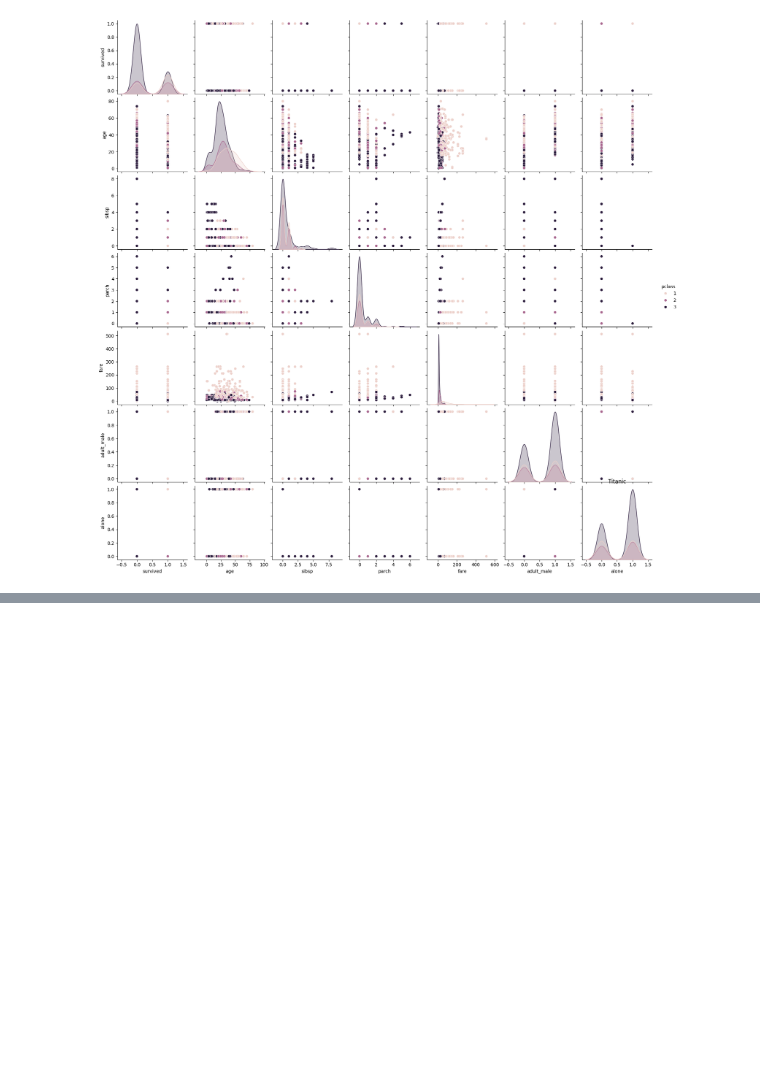
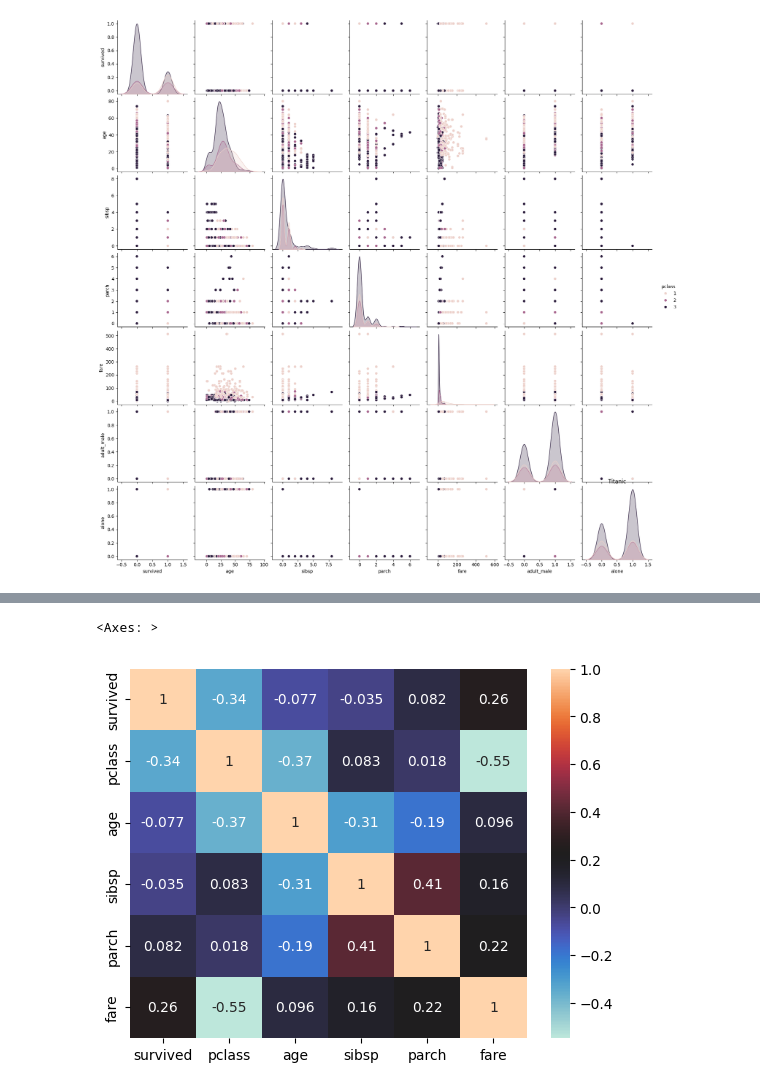
Before and after one commit to MysticEguana/Practice, a Jupyter notebook: seaborn.ipynb, the cells around one changed output, grey strips where cells are left out. Cells and saved outputs as stored; diff of their text form; code cells hidden in the pictures; blank space fills up the shorter version.

```diff
--- a/seaborn.ipynb
+++ b/seaborn.ipynb
@@ -227,0 +251,5 @@ Text(0.5, 1.0, 'Titanic')
+# %%
+sns.heatmap(titanic.select_dtypes(['number']).corr(), annot = True,cmap = 'icefire')
+# %% [output]
+<Axes: >
+[figure, added]
```
Also changed, not shown: parts of 3 cells of this notebook.
